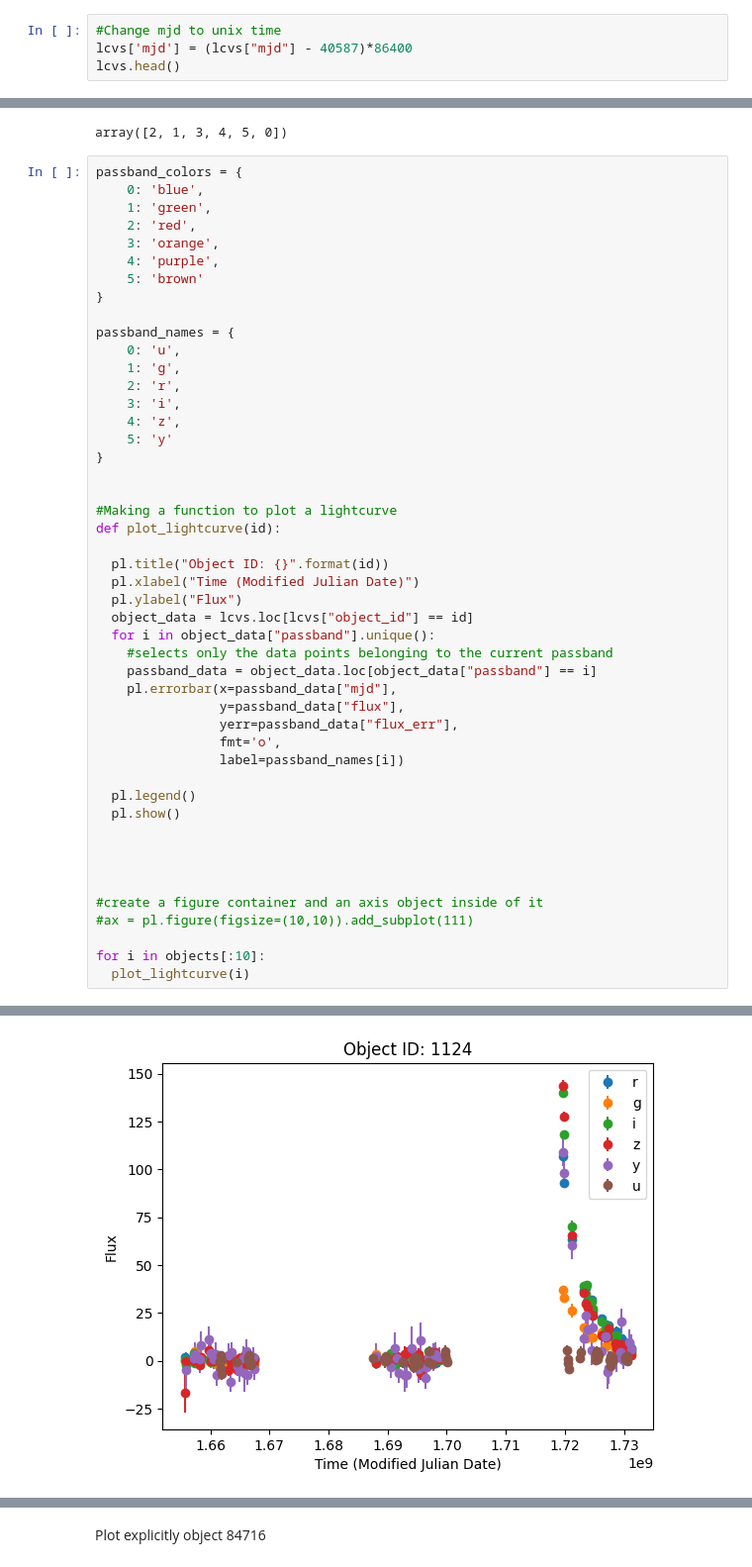
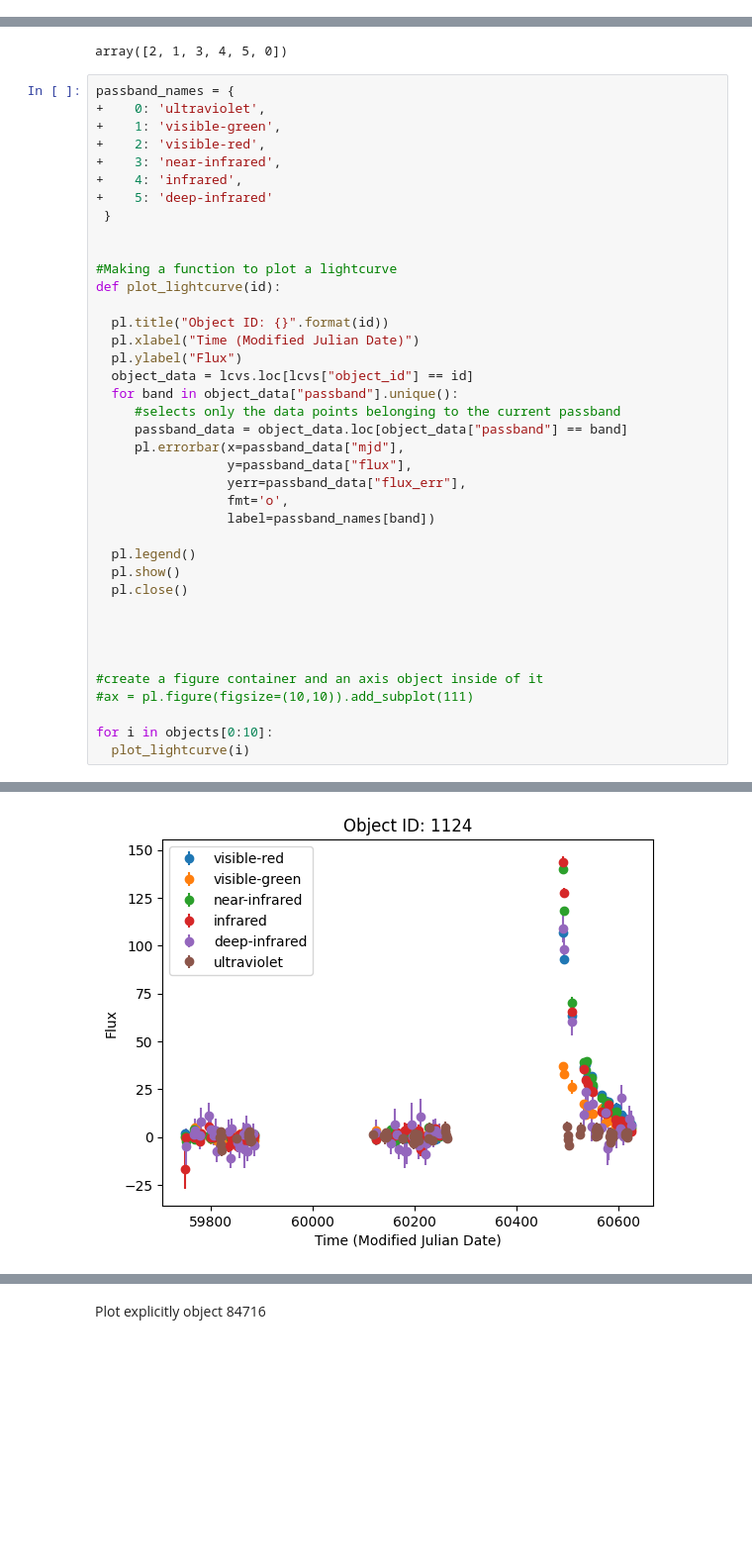
Before and after one commit to talhaMah56/MLTSA25_TMAHMOOD, a Jupyter notebook: HW4/PLAsTICC_GP.ipynb, the cells around one changed output, grey strips where cells are left out. Shown at 99% size. Cells and saved outputs as stored; diff of their text form; blank space fills up the shorter version.

```diff
--- a/HW4/PLAsTICC_GP.ipynb
+++ b/HW4/PLAsTICC_GP.ipynb
@@ -109,7 +103,3 @@ lmeta.head()
 print("The shape of light curves dataset is:", lcvs.shape)
 # %% [output]
 The shape of light curves dataset is: (1421705, 6)
-# %%
-#Change mjd to unix time
-lcvs['mjd'] = (lcvs["mjd"] - 40587)*86400
-lcvs.head()
@@ -186,23 +170,14 @@ lcvs.loc[lcvs["object_id"] == 615]["passband"].unique()
 # %% [output]
 array([2, 1, 3, 4, 5, 0])
 # %%
-passband_colors = {
-    0: 'blue',
-    1: 'green',
-    2: 'red',
-    3: 'orange',
-    4: 'purple',
-    5: 'brown'
-}
-
 passband_names = {
-    0: 'u',
-    1: 'g',
-    2: 'r',
-    3: 'i',
-    4: 'z',
-    5: 'y'
-}
++    0: 'ultraviolet',
++    1: 'visible-green',
++    2: 'visible-red',
++    3: 'near-infrared',
++    4: 'infrared',
++    5: 'deep-infrared'
+ }
 
 
 #Making a function to plot a lightcurve
@@ -212,17 +187,18 @@ def plot_lightcurve(id):
   pl.xlabel("Time (Modified Julian Date)")
   pl.ylabel("Flux")
   object_data = lcvs.loc[lcvs["object_id"] == id]
-  for i in object_data["passband"].unique():
-    #selects only the data points belonging to the current passband
-    passband_data = object_data.loc[object_data["passband"] == i]
-    pl.errorbar(x=passband_data["mjd"],
-                y=passband_data["flux"],
-                yerr=passband_data["flux_err"],
-                fmt='o',
-                label=passband_names[i])
+  for band in object_data["passband"].unique():
+     #selects only the data points belonging to the current passband
+     passband_data = object_data.loc[object_data["passband"] == band]
+     pl.errorbar(x=passband_data["mjd"],
+                 y=passband_data["flux"],
+                 yerr=passband_data["flux_err"],
+                 fmt='o',
+                 label=passband_names[band])
 
   pl.legend()
   pl.show()
+  pl.close()
 
 
 
@@ -230,6 +206,6 @@ def plot_lightcurve(id):
 #create a figure container and an axis object inside of it
 #ax = pl.figure(figsize=(10,10)).add_subplot(111)
 
-for i in objects[:10]:
+for i in objects[0:10]:
   plot_lightcurve(i)
 # %% [output]
@@ -240 +216 @@ for i in objects[:10]:
-[figure, old version]
+[figure, new version]
```
Also changed, not shown: parts of 35 cells of this notebook.
